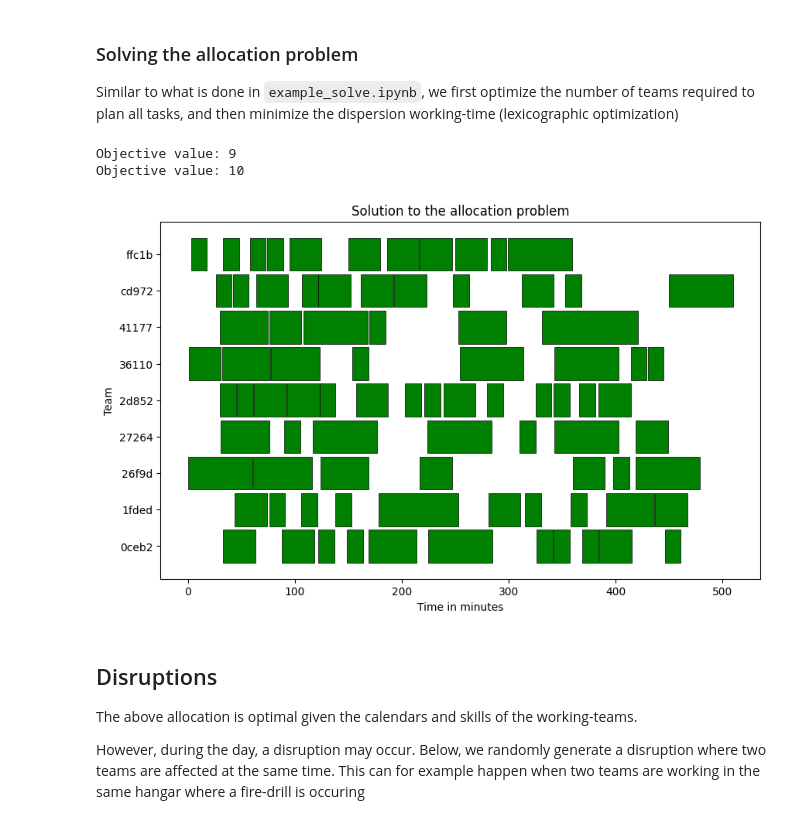
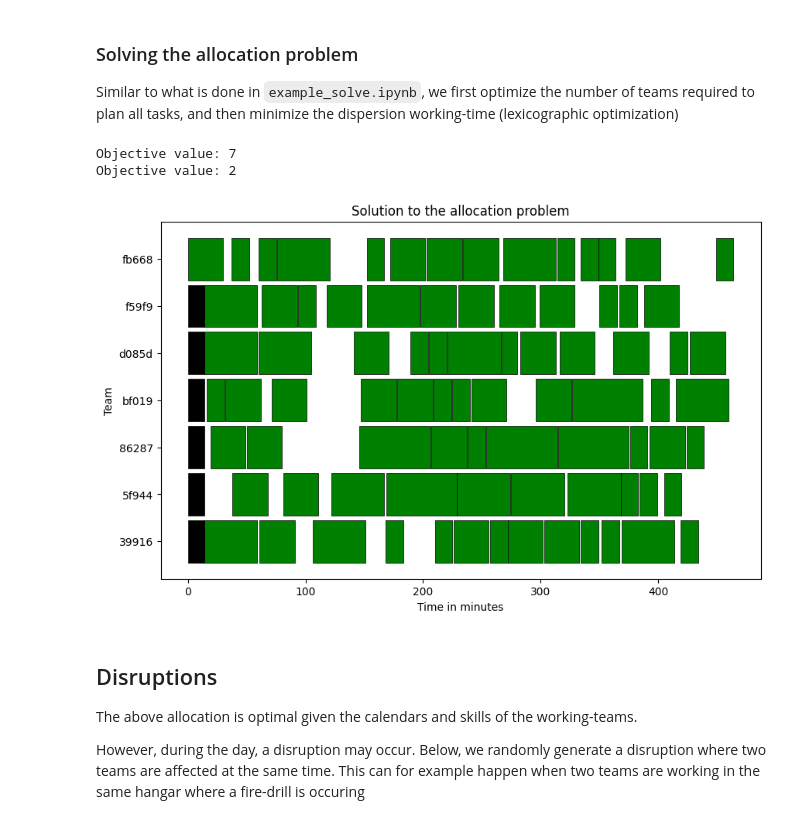
Before and after one commit to g-poveda/Explainable-Workforce-Scheduling, a Jupyter notebook: example_explain.ipynb, the cells around one changed output. Cells and saved outputs as stored; diff of their text form; code cells hidden in the pictures.

```diff
--- a/example_explain.ipynb
+++ b/example_explain.ipynb
@@ -35,7 +35,7 @@ from explain import FeasibilityResotorationModel
 # %%
 from utils import read_instance
 
-instance = f"data/anon_jsons/instance_100.json"
+instance = f"data/anon_jsons/instance_96.json"
 tasks, calendars, same_allocation = read_instance(instance)
 
 print(f"Planning {len(tasks)} tasks")
@@ -55,18 +55,18 @@ Similar to what is done in `example_solve.ipynb`, we first optimize the number o
 # %%
 model = AllocationModel(tasks, calendars, same_allocation)
 model.set_lexico_objectives([
     model.get_nb_teams_objective(),
-    model.get_dispesion_objective()
+    model.get_dispersion_objective()
 ])
 
 model.solve(time_limit=5) # time limit of 5s for demo
 
 orig_sol = model.get_solution()
 fig, ax= model.visualize_solution()
 # %% [output]
-Objective value: 9
-Objective value: 10
+Objective value: 7
+Objective value: 2
-[figure, old version]
+[figure, new version]
 # %% [markdown]
 ## Disruptions
 
```
Also changed, not shown: parts of 5 cells of this notebook, 2 other files.
